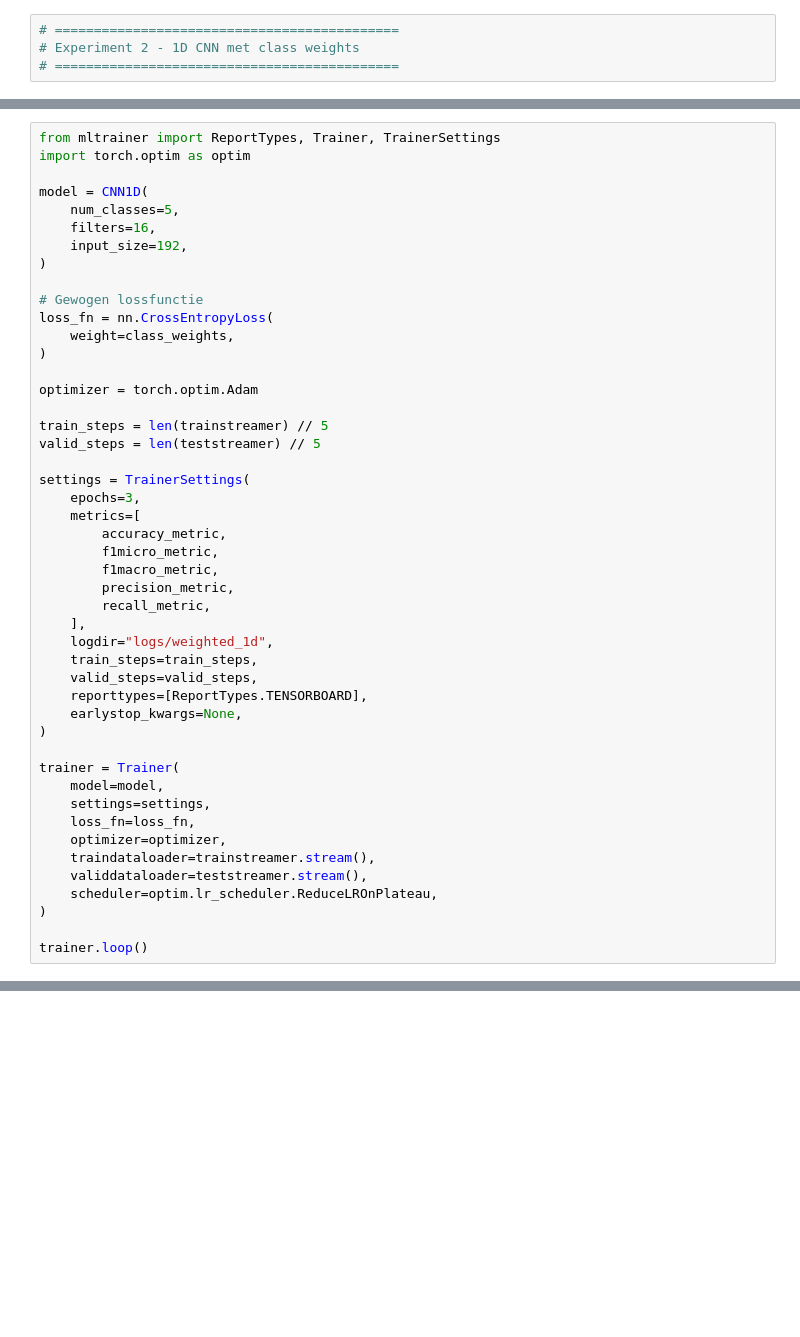
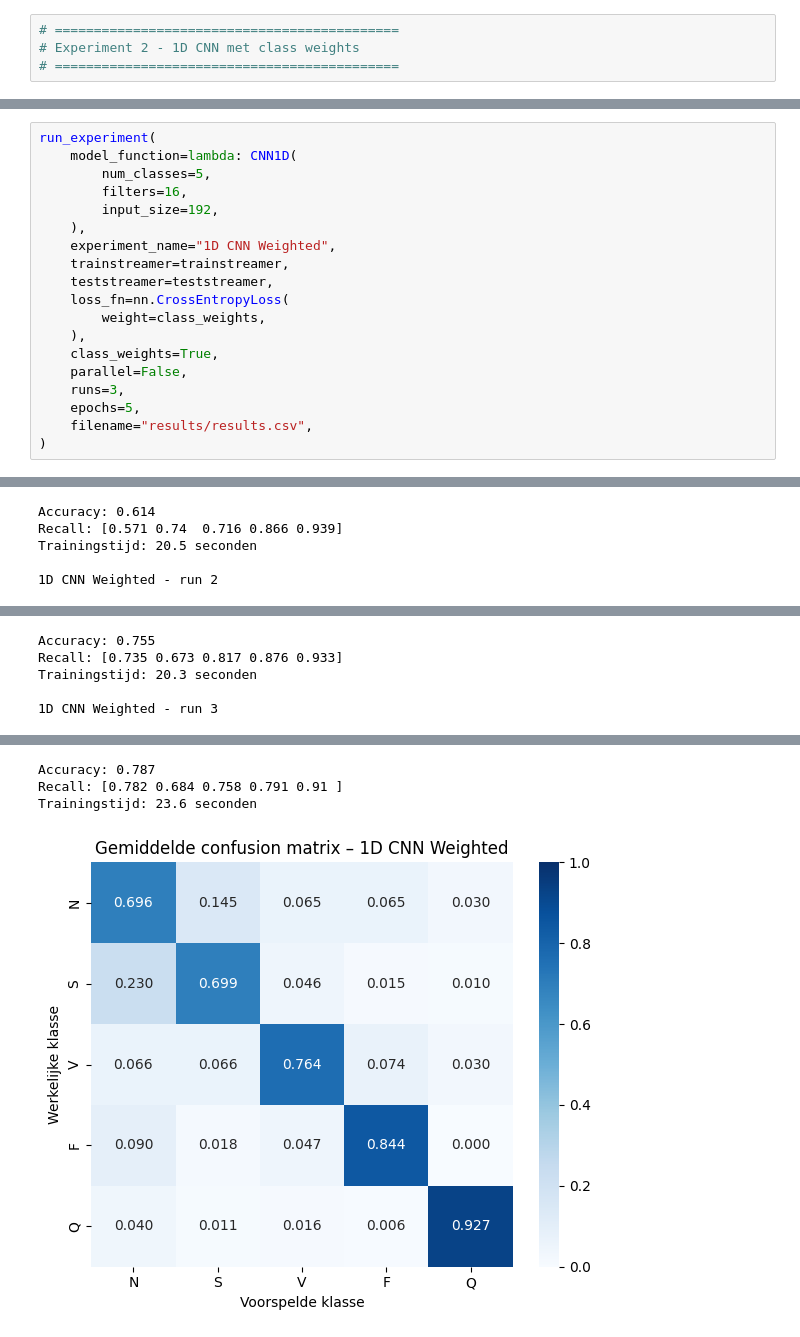
Before and after one commit to Mestix/MADS-ML-EXAM-ML, a Jupyter notebook: notebooks/eindopdracht_1D-Model.ipynb, the cells around one changed output, grey strips where cells are left out. Saved outputs shown, nothing was run; the diff lists cells and outputs as text; blank space fills up the shorter version.

```diff
--- a/notebooks/eindopdracht_1D-Model.ipynb
+++ b/notebooks/eindopdracht_1D-Model.ipynb
@@ -288,48 +135,20 @@ recall_metric = metrics.Recall("macro")
 # %%
-from mltrainer import ReportTypes, Trainer, TrainerSettings
-import torch.optim as optim
-
-model = CNN1D(
-    num_classes=5,
-    filters=16,
-    input_size=192,
+run_experiment(
+    model_function=lambda: CNN1D(
+        num_classes=5,
+        filters=16,
+        input_size=192,
+    ),
+    experiment_name="1D CNN Weighted",
+    trainstreamer=trainstreamer,
+    teststreamer=teststreamer,
+    loss_fn=nn.CrossEntropyLoss(
+        weight=class_weights,
+    ),
+    class_weights=True,
+    parallel=False,
+    runs=3,
+    epochs=5,
+    filename="results/results.csv",
 )
-
-# Gewogen lossfunctie
-loss_fn = nn.CrossEntropyLoss(
-    weight=class_weights,
-)
-
-optimizer = torch.optim.Adam
-
-train_steps = len(trainstreamer) // 5
-valid_steps = len(teststreamer) // 5
-
-settings = TrainerSettings(
-    epochs=3,
-    metrics=[
-        accuracy_metric,
-        f1micro_metric,
-        f1macro_metric,
-        precision_metric,
-        recall_metric,
-    ],
-    logdir="logs/weighted_1d",
-    train_steps=train_steps,
-    valid_steps=valid_steps,
-    reporttypes=[ReportTypes.TENSORBOARD],
-    earlystop_kwargs=None,
-)
-
-trainer = Trainer(
-    model=model,
-    settings=settings,
-    loss_fn=loss_fn,
-    optimizer=optimizer,
-    traindataloader=trainstreamer.stream(),
-    validdataloader=teststreamer.stream(),
-    scheduler=optim.lr_scheduler.ReduceLROnPlateau,
-)
-
-trainer.loop()
 # %% [output]
@@ -339,0 +163,5 @@ trainer.loop()
+Accuracy: 0.614
+Recall: [0.571 0.74  0.716 0.866 0.939]
+Trainingstijd: 20.5 seconden
+
+1D CNN Weighted - run 2
@@ -339,0 +174,5 @@ trainer.loop()
+Accuracy: 0.755
+Recall: [0.735 0.673 0.817 0.876 0.933]
+Trainingstijd: 20.3 seconden
+
+1D CNN Weighted - run 3
@@ -339,0 +184,4 @@ trainer.loop()
+Accuracy: 0.787
+Recall: [0.782 0.684 0.758 0.791 0.91 ]
+Trainingstijd: 23.6 seconden
+[figure, added]
```
Also changed, not shown: parts of 14 cells of this notebook, 27 other files.
